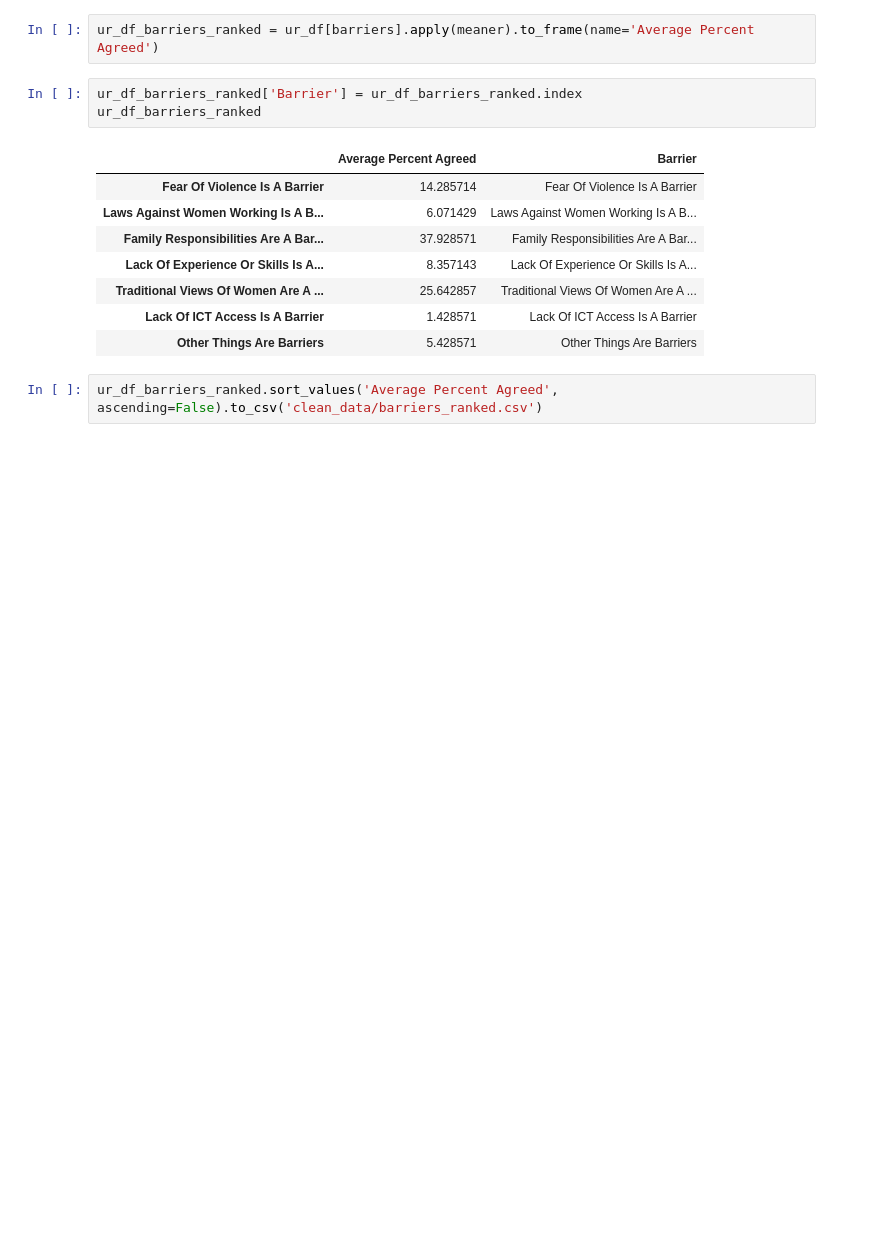
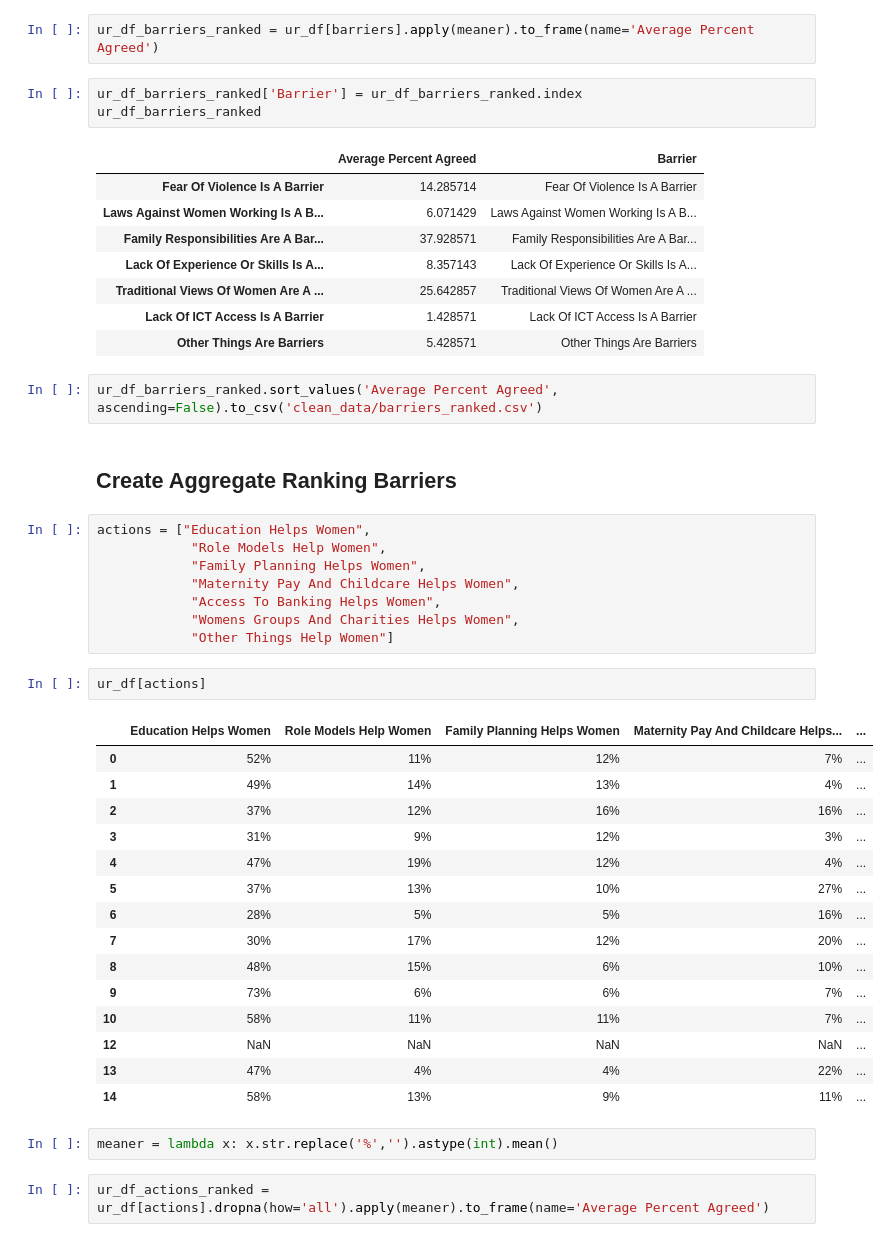
Before and after one commit to NewKnowledge/un_www_data, a Jupyter notebook: data/step1_clean.ipynb, the cells around one changed output. Saved outputs shown, nothing was run; the diff lists cells and outputs as text; blank space fills up the shorter version.

```diff
--- a/data/step1_clean.ipynb
+++ b/data/step1_clean.ipynb
@@ -282,3 +282,35 @@ ur_df_barriers_ranked
 | Other Things Are Barriers | 5.428571 | Other Things Are Barriers |
 # %%
 ur_df_barriers_ranked.sort_values('Average Percent Agreed', ascending=False).to_csv('clean_data/barriers_ranked.csv')
+# %% [markdown]
+## Create Aggregate Ranking Barriers
+# %%
+actions = ["Education Helps Women",
+            "Role Models Help Women",
+            "Family Planning Helps Women",
+            "Maternity Pay And Childcare Helps Women",
+            "Access To Banking Helps Women",
+            "Womens Groups And Charities Helps Women",
+            "Other Things Help Women"]
+# %%
+ur_df[actions]
+# %% [output]
+|  | Education Helps Women | Role Models Help Women | Family Planning Helps Women | Maternity Pay And Childcare Helps... | ... |
+| 0 | 52% | 11% | 12% | 7% | ... |
+| 1 | 49% | 14% | 13% | 4% | ... |
+| 2 | 37% | 12% | 16% | 16% | ... |
+| 3 | 31% | 9% | 12% | 3% | ... |
+| 4 | 47% | 19% | 12% | 4% | ... |
+| 5 | 37% | 13% | 10% | 27% | ... |
+| 6 | 28% | 5% | 5% | 16% | ... |
+| 7 | 30% | 17% | 12% | 20% | ... |
+| 8 | 48% | 15% | 6% | 10% | ... |
+| 9 | 73% | 6% | 6% | 7% | ... |
+| 10 | 58% | 11% | 11% | 7% | ... |
+| 12 | NaN | NaN | NaN | NaN | ... |
+| 13 | 47% | 4% | 4% | 22% | ... |
+| 14 | 58% | 13% | 9% | 11% | ... |
+# %%
+meaner = lambda x: x.str.replace('%','').astype(int).mean()
+# %%
+ur_df_actions_ranked = ur_df[actions].dropna(how='all').apply(meaner).to_frame(name='Average Percent Agreed')
```
Also changed, not shown: parts of 3 cells of this notebook, 19 other files.
